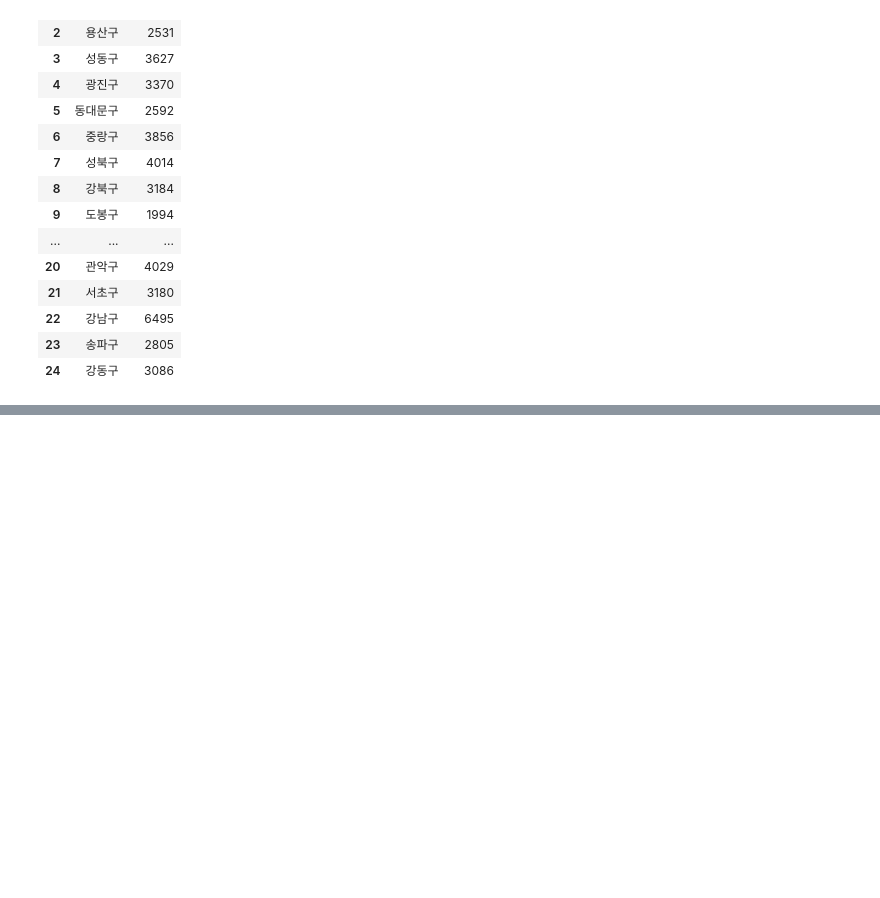
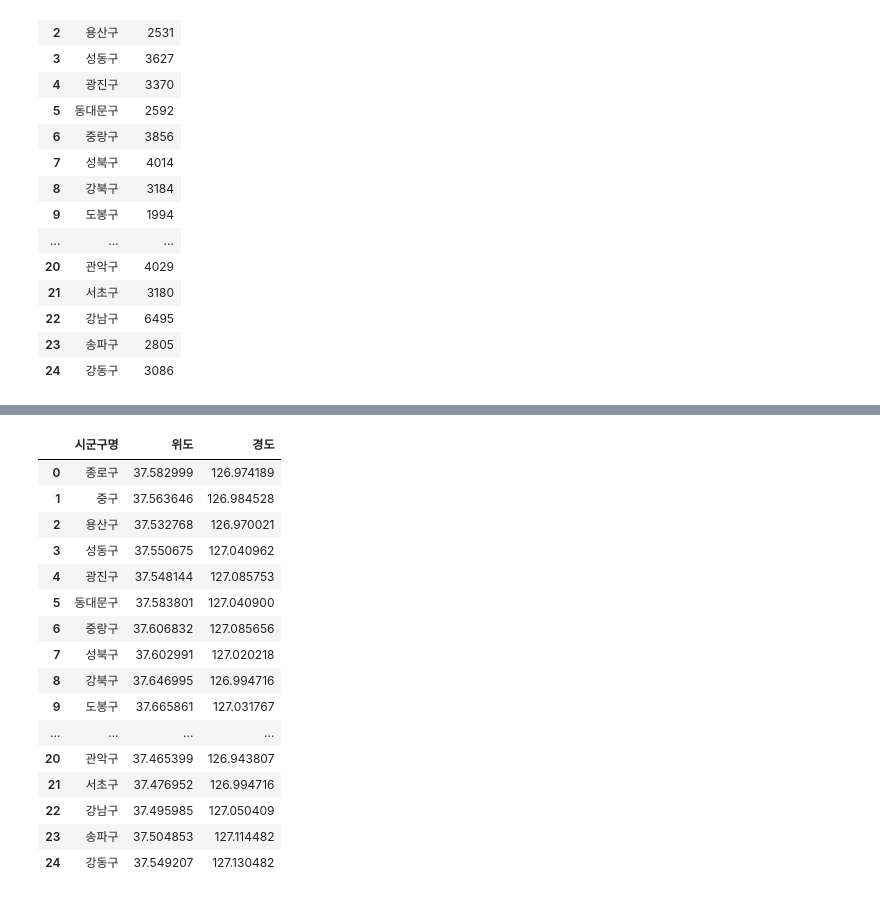
Before and after one commit to seohyun1119/pythonbasic, a Jupyter notebook: mini_project(1)/mini_project(3).ipynb, the cells around one changed output, grey strips where cells are left out. Drawn from its saved outputs; the diff is of its cells as text; code cells hidden in the pictures; blank space fills up the shorter version.

```diff
--- a/mini_project(1)/mini_project(3).ipynb
+++ b/mini_project(1)/mini_project(3).ipynb
@@ -198,0 +306,22 @@ See the caveats in the documentation: https://pandas.pydata.org/pandas-docs/stab
+# %%
+seoul_gu = pd.read_csv('C:\\python\\datas\\서울시 각 구별 위경도.csv')
+# %%
+seoul_gu
+# %% [output]
+|  | 시군구명 | 위도 | 경도 |
+| 0 | 종로구 | 37.582999 | 126.974189 |
+| 1 | 중구 | 37.563646 | 126.984528 |
+| 2 | 용산구 | 37.532768 | 126.970021 |
+| 3 | 성동구 | 37.550675 | 127.040962 |
+| 4 | 광진구 | 37.548144 | 127.085753 |
+| 5 | 동대문구 | 37.583801 | 127.040900 |
+| 6 | 중랑구 | 37.606832 | 127.085656 |
+| 7 | 성북구 | 37.602991 | 127.020218 |
+| 8 | 강북구 | 37.646995 | 126.994716 |
+| 9 | 도봉구 | 37.665861 | 127.031767 |
+| ... | ... | ... | ... |
+| 20 | 관악구 | 37.465399 | 126.943807 |
+| 21 | 서초구 | 37.476952 | 126.994716 |
+| 22 | 강남구 | 37.495985 | 127.050409 |
+| 23 | 송파구 | 37.504853 | 127.114482 |
+| 24 | 강동구 | 37.549207 | 127.130482 |
```
Also changed, not shown: parts of 15 cells of this notebook, 3 other files.
